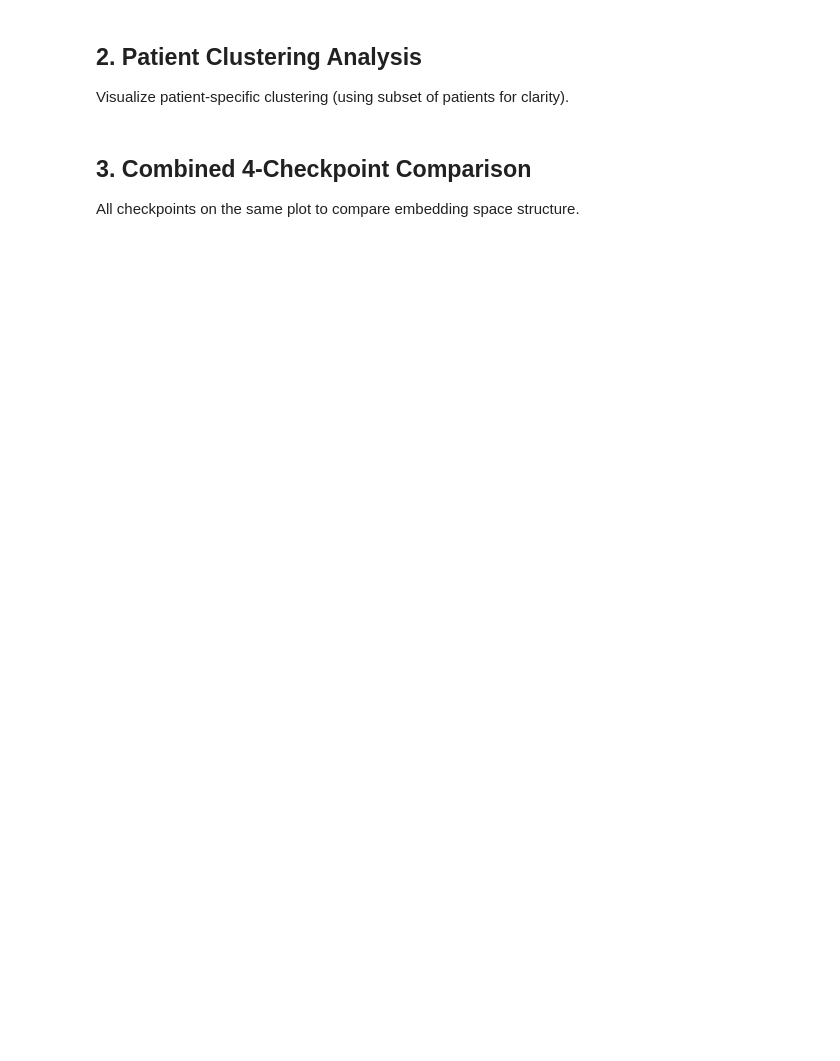
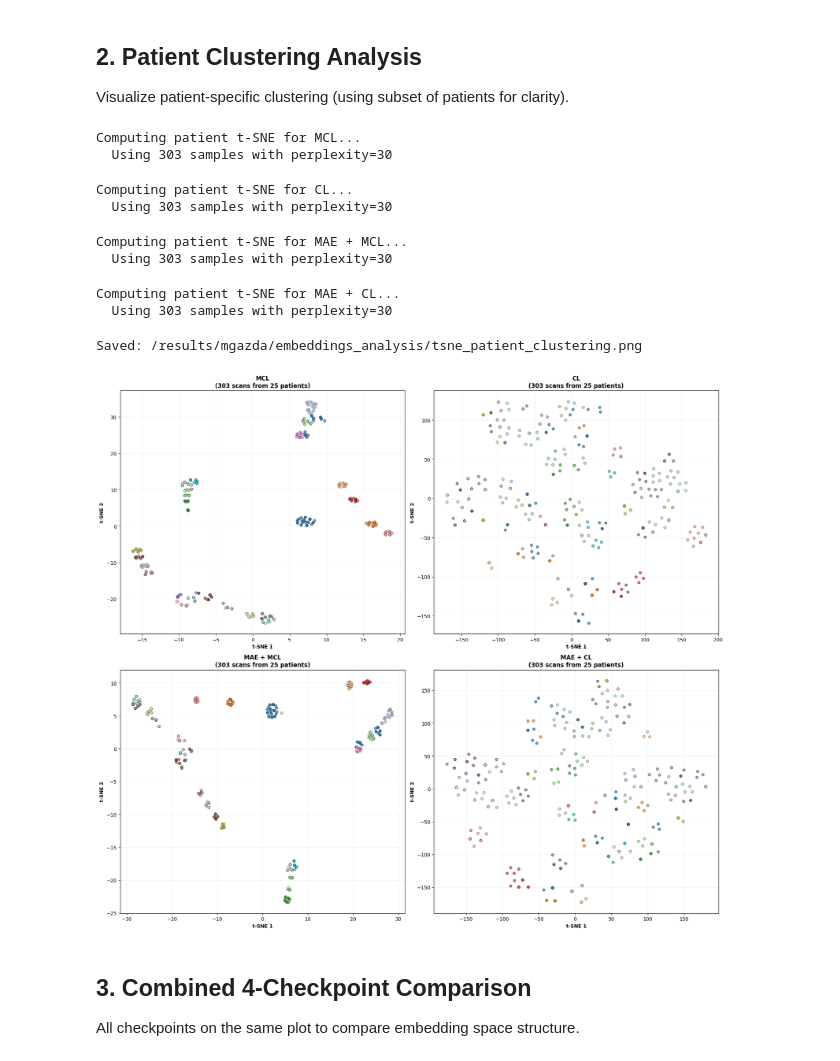
Before and after one commit to BraveDistribution/UMBRA, a Jupyter notebook: jupyter_notebooks/embedding_analysis.ipynb, the cells around one changed output. Saved outputs shown, nothing was run; the diff lists cells and outputs as text; code cells hidden in the pictures; blank space fills up the shorter version.

```diff
--- a/jupyter_notebooks/embedding_analysis.ipynb
+++ b/jupyter_notebooks/embedding_analysis.ipynb
@@ -458,33 +577,46 @@ for idx, checkpoint_name in enumerate(checkpoint_names):
     top_patients = patient_counts.head(N_PATIENTS_TO_SHOW).index.tolist()
 
     # Filter to these patients
     mask = metadata['patient_id'].isin(top_patients)
     embeddings_subset = embeddings[mask]
     metadata_subset = metadata[mask].reset_index(drop=True)
 
-    # Run t-SNE
-    tsne = TSNE(n_components=2, random_state=42, perplexity=30, n_iter=1000, verbose=0)
+    # Run t-SNE with dynamic perplexity
+    perplexity = min(30, max(5, len(embeddings_subset) - 1))
+    print(f'  Using {len(embeddings_subset)} samples with perplexity={perplexity}')
+    tsne = TSNE(n_components=2, random_state=42, perplexity=perplexity, max_iter=1000, verbose=0)
     embeddings_2d = tsne.fit_transform(embeddings_subset)
 
     # Plot with unique color per patient
     ax = axes[idx]
 
     # Use a colormap
     cmap = plt.cm.get_cmap('tab20', N_PATIENTS_TO_SHOW)
     patient_to_color = {patient: cmap(i) for i, patient in enumerate(top_patients)}
 
     for patient_id in top_patients:
         patient_mask = metadata_subset['patient_id'] == patient_id
         ax.scatter(embeddings_2d[patient_mask, 0], embeddings_2d[patient_mask, 1],
                   c=[patient_to_color[patient_id]], s=30, alpha=0.7, edgecolors='black', linewidth=0.5)
 
     ax.set_title(f'{checkpoint_labels[checkpoint_name]}\n({len(metadata_subset)} scans from {N_PATIENTS_TO_SHOW} patients)',
                 fontweight='bold', fontsize=12)
     ax.set_xlabel('t-SNE 1', fontweight='bold')
     ax.set_ylabel('t-SNE 2', fontweight='bold')
     ax.grid(True, alpha=0.2)
 
 plt.tight_layout()
 plt.savefig(BASE_DIR / 'tsne_patient_clustering.png', dpi=300, bbox_inches='tight')
-print(f'\nSaved: {BASE_DIR / "tsne_patient_clustering.png"}')
+print(f'\nSaved: {BASE_DIR / "tsne_patient_clustering.pdf"}')
 plt.show()
+# %% [output]
+Computing patient t-SNE for MCL...
+  Using 303 samples with perplexity=30
+Computing patient t-SNE for CL...
+  Using 303 samples with perplexity=30
+Computing patient t-SNE for MAE + MCL...
+  Using 303 samples with perplexity=30
+Computing patient t-SNE for MAE + CL...
+  Using 303 samples with perplexity=30
+Saved: /results/mgazda/embeddings_analysis/tsne_patient_clustering.png
+[figure, added]
```
Also changed, not shown: parts of 16 cells of this notebook, 1 other file.
